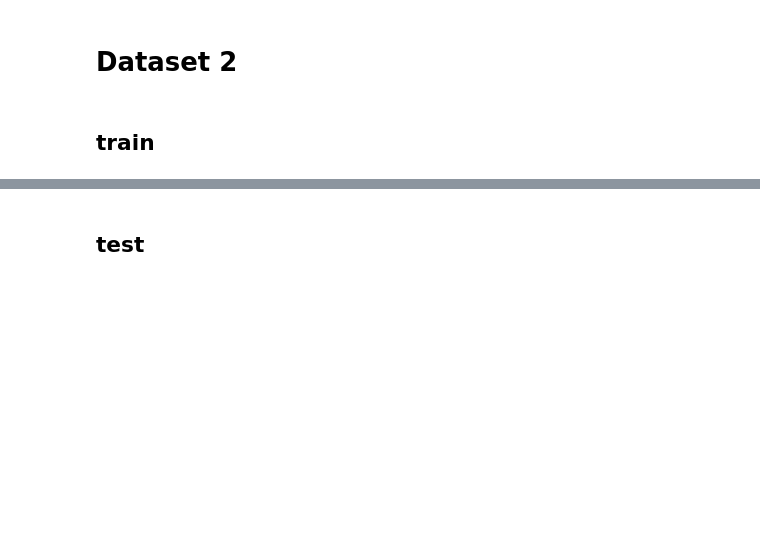
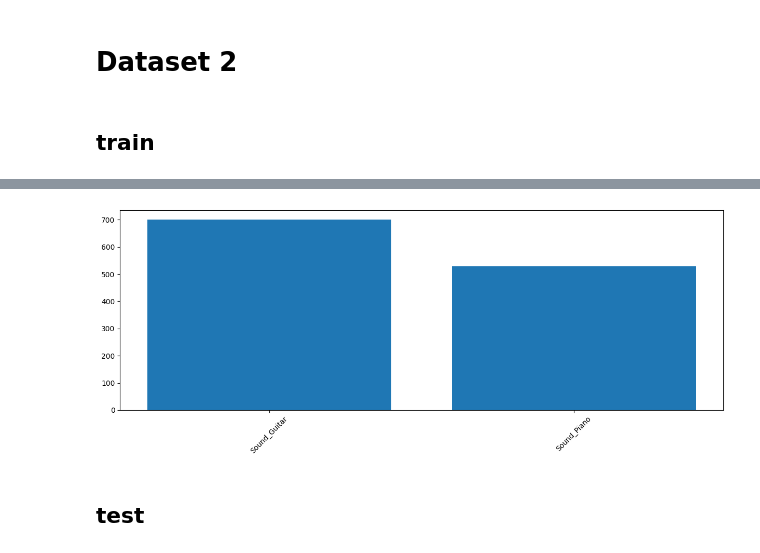
Before and after one commit to jimmoi/DSP_project, a Jupyter notebook: model/jupyter/data_exploration.ipynb, the cells around one changed output, grey strips where cells are left out. Drawn from its saved outputs; the diff is of its cells as text; code cells hidden in the pictures; blank space fills up the shorter version.

```diff
--- a/model/jupyter/data_exploration.ipynb
+++ b/model/jupyter/data_exploration.ipynb
@@ -78 +152,9 @@ class:  ['Sound_Guiatr' 'Sound_Drum' 'Sound_Violin' 'Sound_Piano']
 class amount:  4
+# %%
+path = r"H:\DSP_project\ignoredir\dataset\archive2\Train_submission\Train_submission"
+print("file number: ", len(os.listdir(path)))
+sub_df = pd.DataFrame({"fname":[os.path.join(path, file) for file in os.listdir(path)]})
+sub_df["FileName"] = sub_df["fname"].map(lambda cell: os.path.split(cell)[-1])
+sub_df["duration"] = sub_df["fname"].map(get_wav_duration)
+# sub_df.drop("fname", axis=1, inplace=True)
+sub_df
@@ -78,0 +238,3 @@ class amount:  4
+# %%
+df = pd.merge(left=sub_df, right=df, how="left", on="FileName")
+df.sample(10)
@@ -78,0 +253,3 @@ class amount:  4
+# %%
+df.dropna(inplace=True)
+df.drop_duplicates("FileName", inplace=True, keep=False)
@@ -79,3 +273,11 @@ class amount:  4
+# %%
+test = df.value_counts("Class")
+plt.figure(figsize=(15,5))
+plt.bar(test.index, test, )
+plt.xticks(rotation=45)
+plt.show()
+# %% [output]
+[figure, added]
 # %% [markdown]
 ## test
 # %%
```
Also changed, not shown: parts of 25 cells of this notebook.
